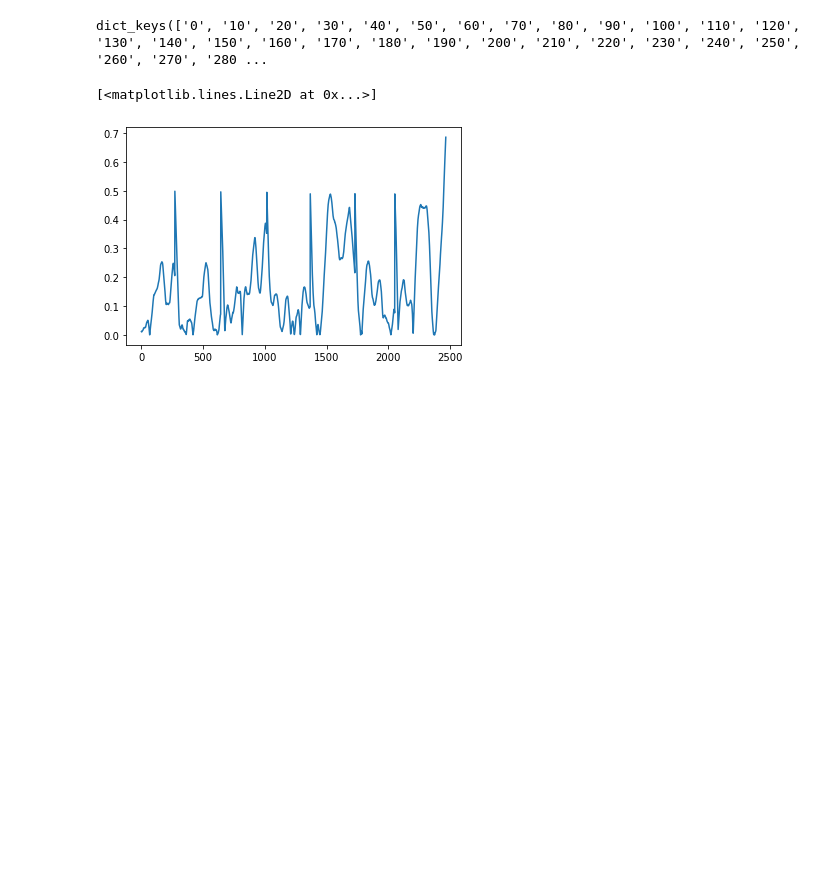
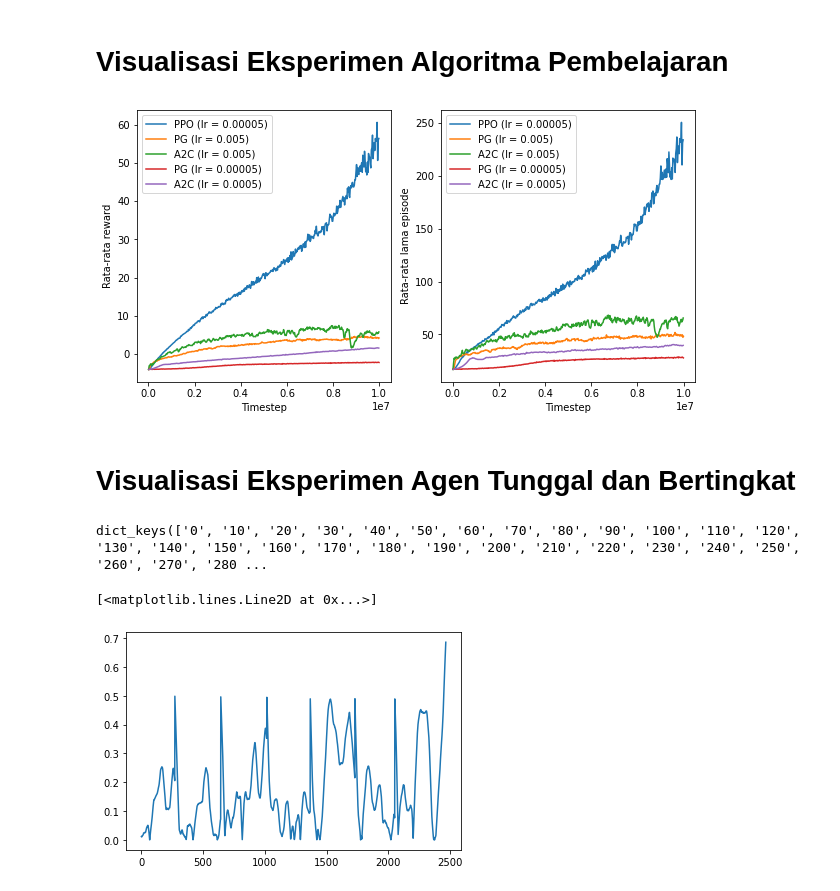
Before and after one commit to AdityaPutraS/Imitation-Learning-RL, a Jupyter notebook: Visualization.ipynb, the cells around one changed output. Saved outputs shown, nothing was run; the diff lists cells and outputs as text; code cells hidden in the pictures; blank space fills up the shorter version.

```diff
--- a/Visualization.ipynb
+++ b/Visualization.ipynb
@@ -4,0 +6,2 @@ import numpy as np
+# %% [markdown]
+# Visualisasi Eksperimen Algoritma Pembelajaran
@@ -5,3 +14,50 @@ import numpy as np
+# %%
+ppo_10M = ppo[ppo['timesteps_total'] <= 10000000]
+ppo_reward_mean = ppo_10M['episode_reward_mean']
+ppo_eps_len_mean = ppo_10M['episode_len_mean']
+
+pg_10M = pg[pg['timesteps_total'] <= 10000000]
+pg_reward_mean = pg_10M['episode_reward_mean']
+pg_eps_len_mean = pg_10M['episode_len_mean']
+
+a2c_10M = a2c[a2c['timesteps_total'] <= 10000000]
+a2c_reward_mean = a2c_10M['episode_reward_mean']
+a2c_eps_len_mean = a2c_10M['episode_len_mean']
+
+pg_10M_2 = pg2[pg2['timesteps_total'] <= 10000000]
+pg_reward_mean_2 = pg_10M_2['episode_reward_mean']
+pg_eps_len_mean_2 = pg_10M_2['episode_len_mean']
+
+a2c_10M_2 = a2c2[a2c2['timesteps_total'] <= 10000000]
+a2c_reward_mean_2 = a2c_10M_2['episode_reward_mean']
+a2c_eps_len_mean_2 = a2c_10M_2['episode_len_mean']
+# %%
+fig, (ax1, ax2) = plt.subplots(1, 2, figsize=(10, 5))
+
+ax1.plot(ppo_10M['timesteps_total'], ppo_reward_mean)
+ax1.plot(pg_10M['timesteps_total'], pg_reward_mean)
+ax1.plot(a2c_10M['timesteps_total'], a2c_reward_mean)
+ax1.plot(pg_10M_2['timesteps_total'], pg_reward_mean_2)
+ax1.plot(a2c_10M_2['timesteps_total'], a2c_reward_mean_2)
+ax1.set_xlabel('Timestep')
+ax1.set_ylabel('Rata-rata reward')
+ax1.legend(['PPO (lr = 0.00005)', 'PG (lr = 0.005)', 'A2C (lr = 0.005)', 'PG (lr = 0.00005)', 'A2C (lr = 0.0005)'])
+
+ax2.plot(ppo_10M['timesteps_total'], ppo_eps_len_mean)
+ax2.plot(pg_10M['timesteps_total'], pg_eps_len_mean)
+ax2.plot(a2c_10M['timesteps_total'], a2c_eps_len_mean)
+ax2.plot(pg_10M_2['timesteps_total'], pg_eps_len_mean_2)
+ax2.plot(a2c_10M_2['timesteps_total'], a2c_eps_len_mean_2)
+ax2.set_xlabel('Timestep')
+ax2.set_ylabel('Rata-rata lama episode')
+ax2.legend(['PPO (lr = 0.00005)', 'PG (lr = 0.005)', 'A2C (lr = 0.005)', 'PG (lr = 0.00005)', 'A2C (lr = 0.0005)'])
+
+fig.savefig('img/Komparasi algo.png')
+plt.show()
+# %% [output]
+[figure, added]
+# %% [markdown]
+# Visualisasi Eksperimen Agen Tunggal dan Bertingkat
 # %%
 with open("Log/experiment_data_low.json") as fp:
     data = json.load(fp)
```
Also changed, not shown: parts of 7 cells of this notebook, 14 other files.
